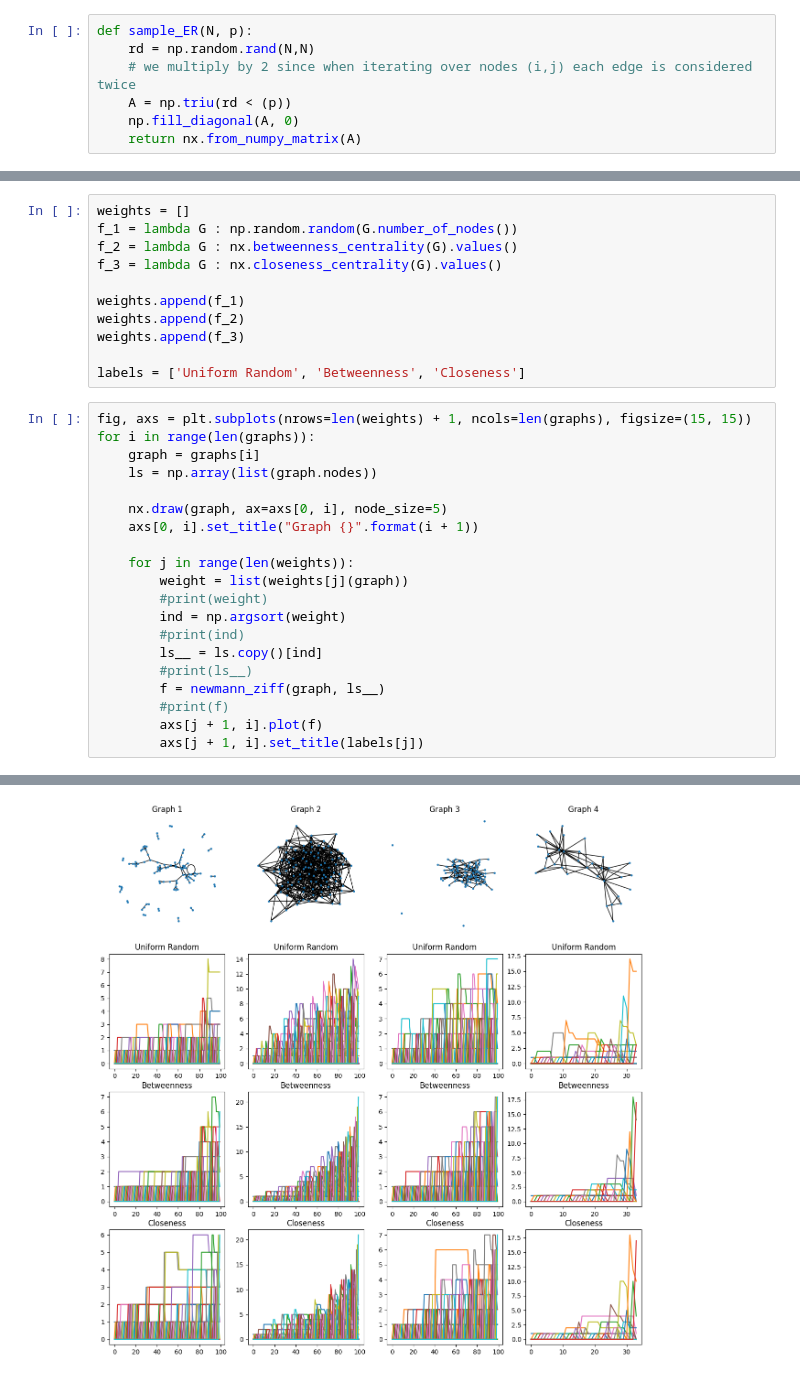
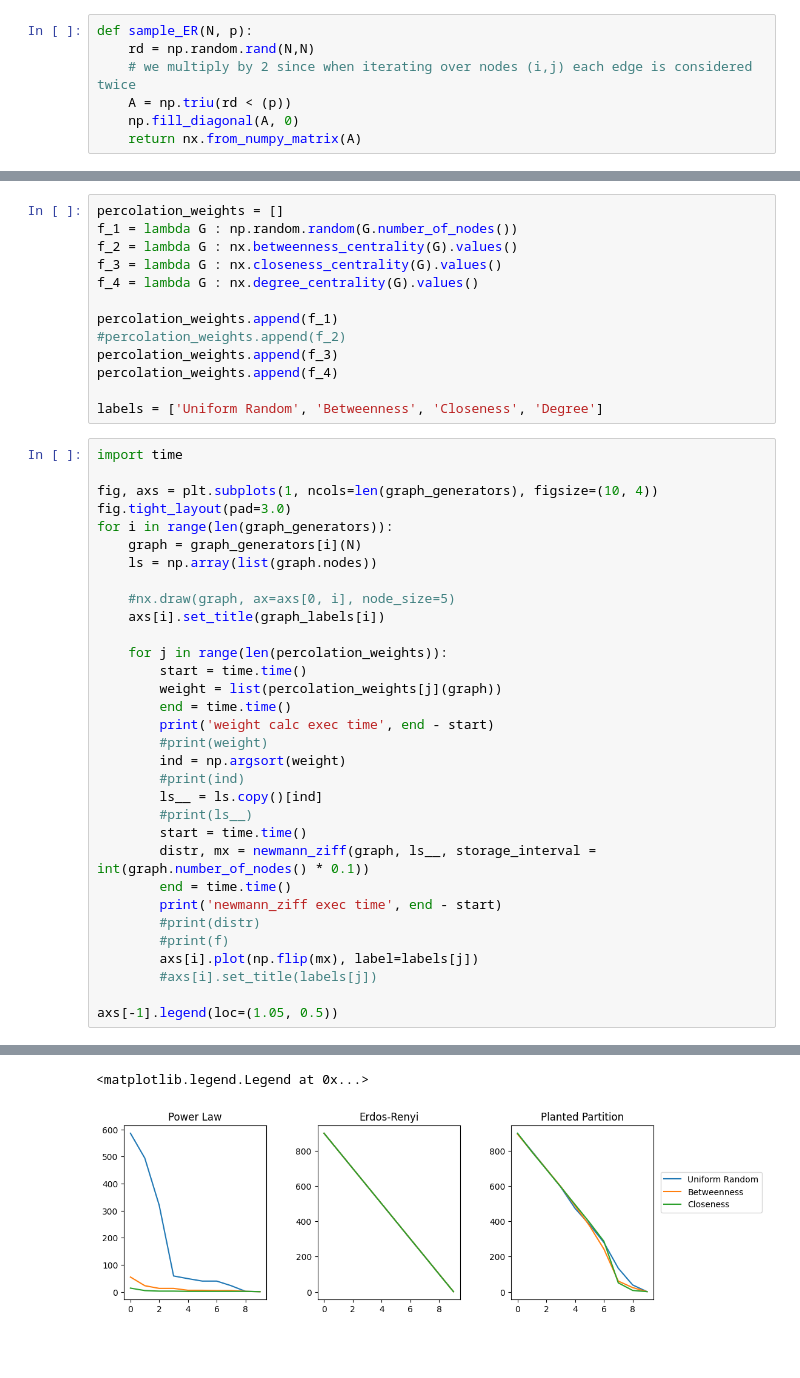
Before and after one commit to andrinr/uzh-networks, a Jupyter notebook: ex12/main.ipynb, the cells around one changed output, grey strips where cells are left out. Drawn from its saved outputs; the diff is of its cells as text; blank space fills up the shorter version.

```diff
--- a/ex12/main.ipynb
+++ b/ex12/main.ipynb
@@ -79,32 +78,46 @@ graphs.append(nx.karate_club_graph())
 # %%
-weights = []
+percolation_weights = []
 f_1 = lambda G : np.random.random(G.number_of_nodes())
 f_2 = lambda G : nx.betweenness_centrality(G).values()
 f_3 = lambda G : nx.closeness_centrality(G).values()
+f_4 = lambda G : nx.degree_centrality(G).values()
 
-weights.append(f_1)
-weights.append(f_2)
-weights.append(f_3)
+percolation_weights.append(f_1)
+#percolation_weights.append(f_2)
+percolation_weights.append(f_3)
+percolation_weights.append(f_4)
 
-labels = ['Uniform Random', 'Betweenness', 'Closeness']
+labels = ['Uniform Random', 'Betweenness', 'Closeness', 'Degree']
 # %%
-fig, axs = plt.subplots(nrows=len(weights) + 1, ncols=len(graphs), figsize=(15, 15))
-for i in range(len(graphs)):
-    graph = graphs[i]
+import time
+
+fig, axs = plt.subplots(1, ncols=len(graph_generators), figsize=(10, 4))
+fig.tight_layout(pad=3.0)
+for i in range(len(graph_generators)):
+    graph = graph_generators[i](N)
     ls = np.array(list(graph.nodes))
 
-    nx.draw(graph, ax=axs[0, i], node_size=5)
-    axs[0, i].set_title("Graph {}".format(i + 1))
+    #nx.draw(graph, ax=axs[0, i], node_size=5)
+    axs[i].set_title(graph_labels[i])
 
-    for j in range(len(weights)):
-        weight = list(weights[j](graph))
+    for j in range(len(percolation_weights)):
+        start = time.time()
+        weight = list(percolation_weights[j](graph))
+        end = time.time()
+        print('weight calc exec time', end - start)
         #print(weight)
         ind = np.argsort(weight)
         #print(ind)
         ls__ = ls.copy()[ind]
         #print(ls__)
-        f = newmann_ziff(graph, ls__)
+        start = time.time()
+        distr, mx = newmann_ziff(graph, ls__, storage_interval = int(graph.number_of_nodes() * 0.1))
+        end = time.time()
+        print('newmann_ziff exec time', end - start)
+        #print(distr)
         #print(f)
-        axs[j + 1, i].plot(f)
-        axs[j + 1, i].set_title(labels[j])
+        axs[i].plot(np.flip(mx), label=labels[j])
+        #axs[i].set_title(labels[j])
+
+axs[-1].legend(loc=(1.05, 0.5))
 # %% [output]
@@ -111 +142,2 @@ for i in range(len(graphs)):
+<matplotlib.legend.Legend at 0x...>
-[figure, old version]
+[figure, new version]
```
Also changed, not shown: parts of 4 cells of this notebook.
